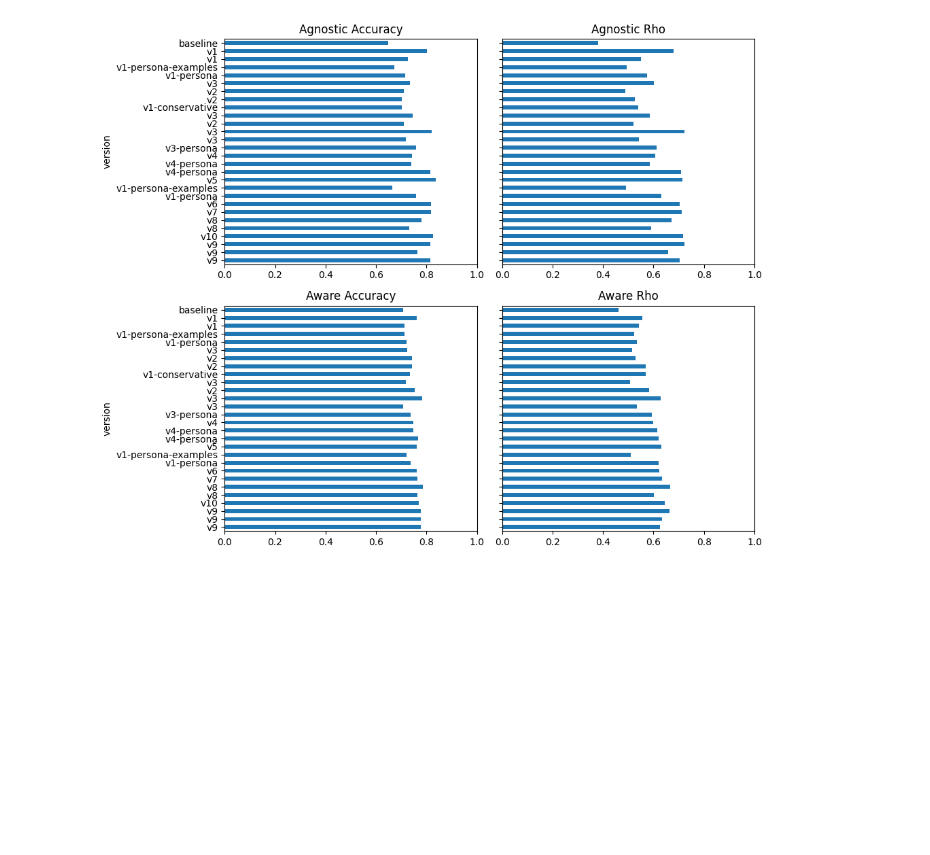
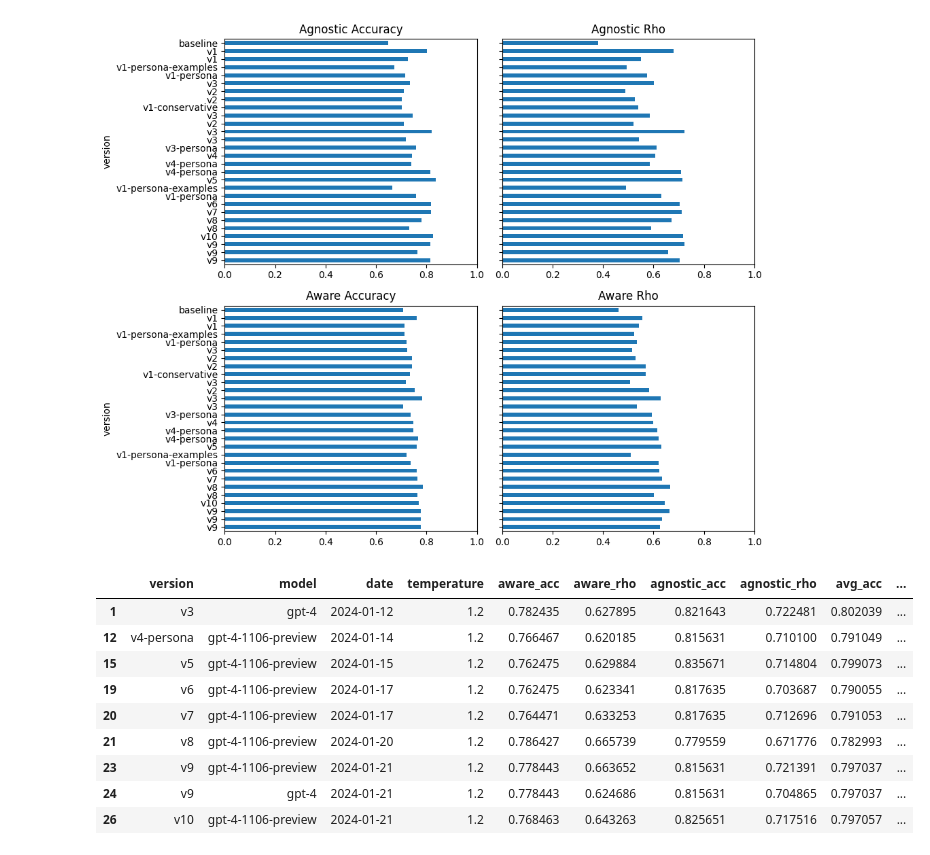
Before and after one commit to bradleypallen/shroom, a Jupyter notebook: prod/scores.ipynb, the cells around one changed output. Drawn from its saved outputs; the diff is of its cells as text; code cells hidden in the pictures; blank space fills up the shorter version.

```diff
--- a/prod/scores.ipynb
+++ b/prod/scores.ipynb
@@ -98,3 +98,17 @@ plt.tight_layout()
 plt.show()
 # %% [output]
 [figure]
+# %%
+df2 = df.query('date > "2024-01-10" & model >= "gpt-4"')
+df2
+# %% [output]
+|  | version | model | date | temperature | aware_acc | aware_rho | agnostic_acc | agnostic_rho | avg_acc | ... |
+| 1 | v3 | gpt-4 | 2024-01-12 | 1.2 | 0.782435 | 0.627895 | 0.821643 | 0.722481 | 0.802039 | ... |
+| 12 | v4-persona | gpt-4-1106-preview | 2024-01-14 | 1.2 | 0.766467 | 0.620185 | 0.815631 | 0.710100 | 0.791049 | ... |
+| 15 | v5 | gpt-4-1106-preview | 2024-01-15 | 1.2 | 0.762475 | 0.629884 | 0.835671 | 0.714804 | 0.799073 | ... |
+| 19 | v6 | gpt-4-1106-preview | 2024-01-17 | 1.2 | 0.762475 | 0.623341 | 0.817635 | 0.703687 | 0.790055 | ... |
+| 20 | v7 | gpt-4-1106-preview | 2024-01-17 | 1.2 | 0.764471 | 0.633253 | 0.817635 | 0.712696 | 0.791053 | ... |
+| 21 | v8 | gpt-4-1106-preview | 2024-01-20 | 1.2 | 0.786427 | 0.665739 | 0.779559 | 0.671776 | 0.782993 | ... |
+| 23 | v9 | gpt-4-1106-preview | 2024-01-21 | 1.2 | 0.778443 | 0.663652 | 0.815631 | 0.721391 | 0.797037 | ... |
+| 24 | v9 | gpt-4 | 2024-01-21 | 1.2 | 0.778443 | 0.624686 | 0.815631 | 0.704865 | 0.797037 | ... |
+| 26 | v10 | gpt-4-1106-preview | 2024-01-21 | 1.2 | 0.768463 | 0.643263 | 0.825651 | 0.717516 | 0.797057 | ... |
```
Also changed, not shown: parts of 1 cell of this notebook.
